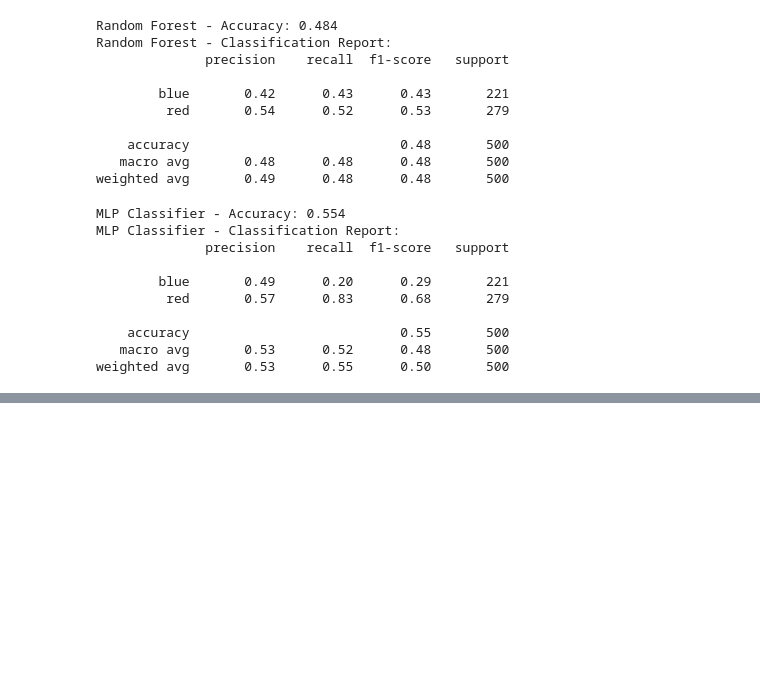
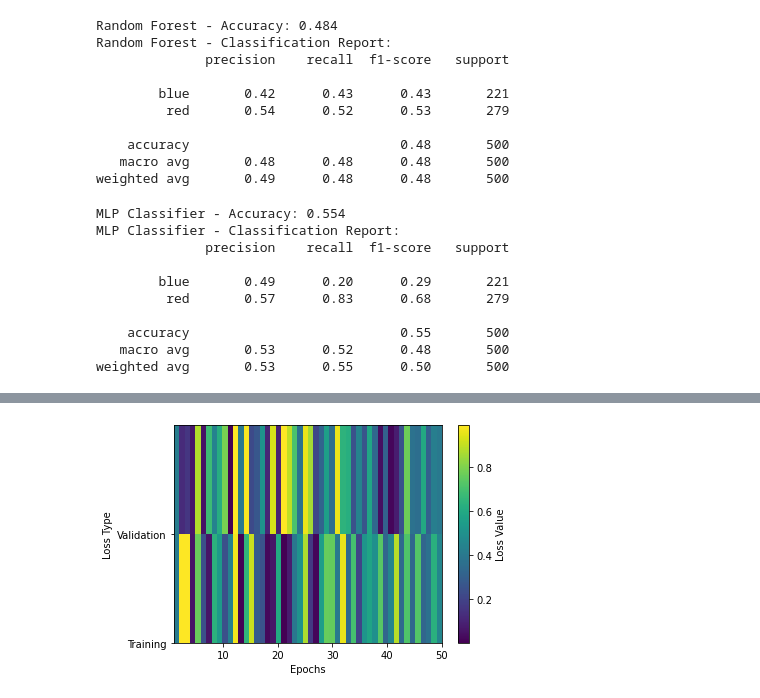
Before and after one commit to hoang-nguyen13/Patent-Pending, a Jupyter notebook: machine_learning.ipynb, the cells around one changed output, grey strips where cells are left out. Saved outputs shown, nothing was run; the diff lists cells and outputs as text; code cells hidden in the pictures; blank space fills up the shorter version.

```diff
--- a/machine_learning.ipynb
+++ b/machine_learning.ipynb
@@ -269,0 +456,30 @@ Detected at node 'binary_crossentropy/Cast' defined at (most recent call last):
+# %%
+import numpy as np
+import matplotlib.pyplot as plt
+
+# Sample data
+epochs = np.arange(1, 51)
+train_loss = np.random.random(50)  # Replace with your train_loss values
+val_loss = np.random.random(50)    # Replace with your val_loss values
+
+# Stack the losses
+all_loss = np.vstack([train_loss, val_loss])
+
+# Create the figure and axis
+fig, ax = plt.subplots()
+
+# Plot the data as an image, i.e., on a 2D regular raster.
+c = ax.imshow(all_loss, interpolation='nearest', origin='lower', aspect='auto', cmap='viridis', extent=[1, 50, 0, 2])
+
+# To label y-axis
+ax.set_yticks([0, 1])
+ax.set_yticklabels(['Training', 'Validation'])
+
+plt.xlabel('Epochs')
+plt.ylabel('Loss Type')
+cbar = plt.colorbar(c, ax=ax)
+cbar.set_label('Loss Value')
+
+plt.show()
+# %% [output]
+[figure, added]
```
Also changed, not shown: parts of 7 cells of this notebook, 2 other files.
